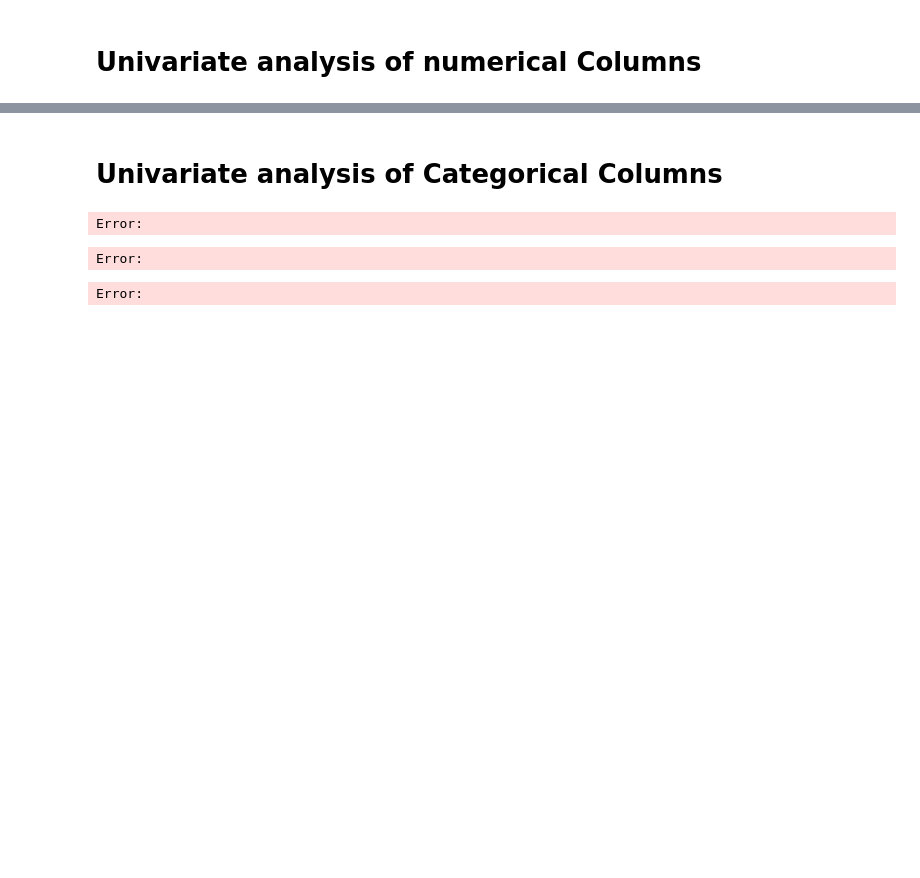
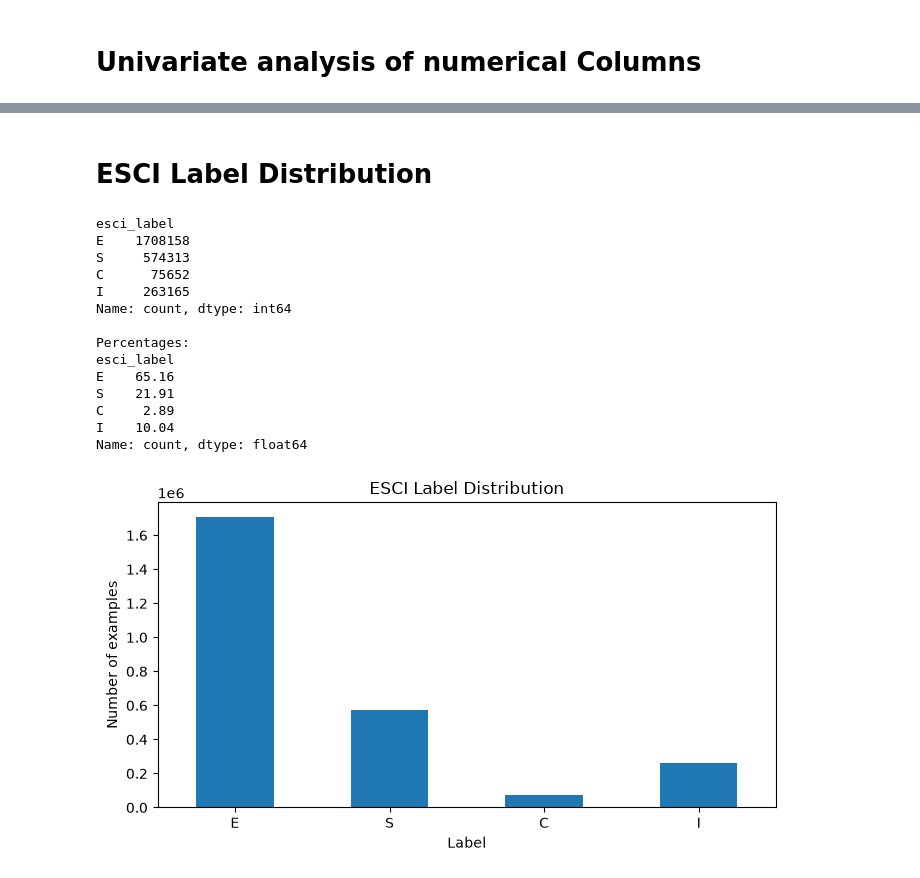
Before and after one commit to CharalamposZisis/Amazon-Recommendation-System, a Jupyter notebook: data/esci_data/download_esci_data.ipynb, the cells around one changed output, grey strips where cells are left out. Saved outputs shown, nothing was run; the diff lists cells and outputs as text; code cells hidden in the pictures; blank space fills up the shorter version.

```diff
--- a/data/esci_data/download_esci_data.ipynb
+++ b/data/esci_data/download_esci_data.ipynb
@@ -311,0 +188,4 @@ df_examples_products.to_csv('merged_csv')
+# %%
+# Merge done on google colab and saved as csv file. Now we will read the csv file and check the data.
+df_examples_products = pa.read_table('/home/charis/Desktop/Πτυχιακη/Electronics-Recommendation-System/data/esci_data/esci-data/shopping_queries_dataset/merged.parquet').to_pandas()
+df_examples_products.head()
@@ -429,19 +284,38 @@ for col in num_cols:
-# %% [markdown]
-# Univariate analysis of Categorical Columns
-# %%
-import seaborn as sns
-import matplotlib.pyplot as plt
-
-for col in cat_cols:
-    plt.figure(figsize=(10, 5))
-
-    ax = sns.histplot(
-        data=df_examples_products,
-        x=col,
-        stat='percent',
-        bins=20
-    )
-# %% [output]
-Error:
-Error:
-Error:
+# %% [markdown]
+# ESCI Label Distribution
+# %%
+import matplotlib.pyplot as plt
+
+label_counts = (
+    df_examples_products["esci_label"]
+    .value_counts()
+    .reindex(["E", "S", "C", "I"], fill_value=0)
+)
+
+print(label_counts)
+print("\nPercentages:")
+print((label_counts / len(df_examples_products) * 100).round(2))
+
+label_counts.plot(kind="bar", figsize=(7, 4))
+plt.title("ESCI Label Distribution")
+plt.xlabel("Label")
+plt.ylabel("Number of examples")
+plt.xticks(rotation=0)
+plt.tight_layout()
+plt.show()
+# %% [output]
+esci_label
+E    1708158
+S     574313
+C      75652
+I     263165
+Name: count, dtype: int64
+
+Percentages:
+esci_label
+E    65.16
+S    21.91
+C     2.89
+I    10.04
+Name: count, dtype: float64
+[figure, added]
```
Also changed, not shown: parts of 27 cells of this notebook.
